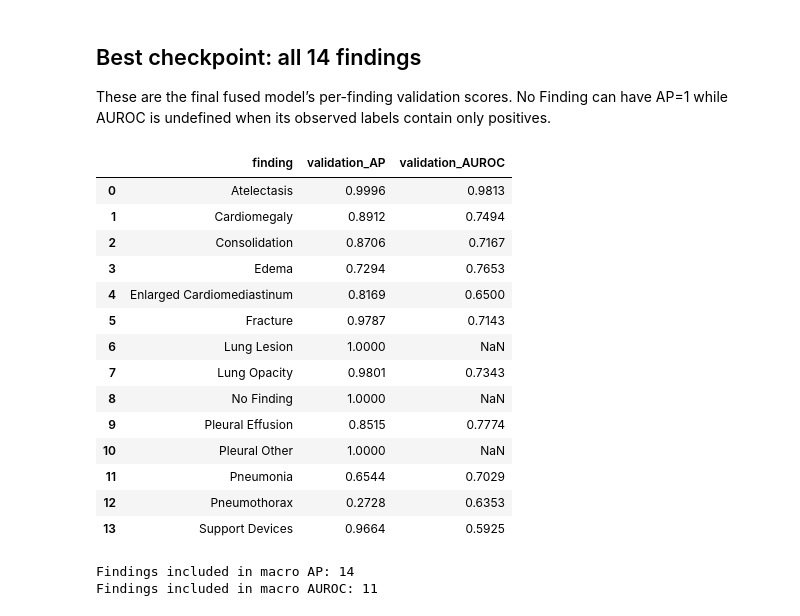
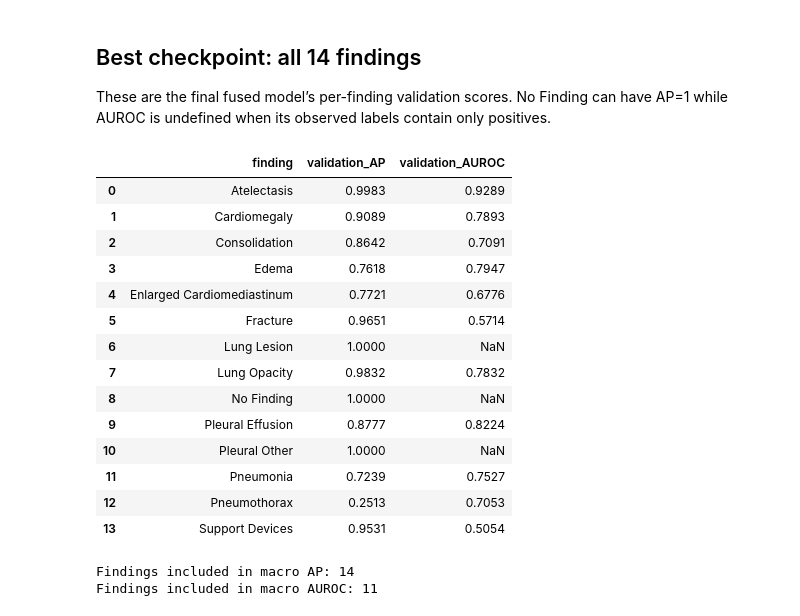
Before and after one commit to rittick-create/Pipeline1, a Jupyter notebook: Pipeline2/model_notebooks/training_results.ipynb, the cells around one changed output. Cells and saved outputs as stored; diff of their text form; code cells hidden in the pictures.

```diff
--- a/Pipeline2/model_notebooks/training_results.ipynb
+++ b/Pipeline2/model_notebooks/training_results.ipynb
@@ -20,12 +21,21 @@ if str(PROJECT_DIR) not in sys.path:
 from utils.data_helper import TARGETS
 
 # Change this to review a different run.
-RUN_DIR = PROJECT_DIR / "runs" / "version_0"
-CHECKPOINT_PATH = RUN_DIR / "checkpoints" / "best.ckpt"
+RUN_DIR = PROJECT_DIR / "runs_complete" / "version_3"
+# Test result metadata points to the actual selected checkpoint (also after resume).
+result_path = RUN_DIR / "test_results_all.pt"
+if result_path.exists():
+    payload = torch.load(result_path, map_location="cpu", weights_only=False)
+    CHECKPOINT_PATH = Path(payload["best_checkpoint"])
+    del payload
+else:
+    # Lightning may version the filename after replacing an earlier best file.
+    candidates = list((RUN_DIR / "checkpoints").glob("best*.ckpt"))
+    CHECKPOINT_PATH = max(candidates, key=lambda path: path.stat().st_mtime) if candidates else RUN_DIR / "checkpoints/best.ckpt"
 metrics = pd.read_csv(RUN_DIR / "metrics.csv")
 
 # Load only your own trusted checkpoint; keep it on CPU.
-checkpoint = torch.load(CHECKPOINT_PATH, map_location="cpu", weights_only=False)
+checkpoint = torch.load(CHECKPOINT_PATH, map_location="cpu", weights_only=False, mmap=True)
 best_epoch = int(checkpoint["epoch"])
 best_step = int(checkpoint["global_step"])
 del checkpoint  # Release the model and optimizer tensors from memory.
@@ -98,29 +115,30 @@ display(head_scores.round(4))
 ## Best checkpoint: all 14 findings
 These are the final fused model’s per-finding validation scores. No Finding can have AP=1 while AUROC is undefined when its observed labels contain only positives.
 # %%
-finding_scores = pd.DataFrame({
-    "finding": TARGETS,
-    "validation_AP": [best_row[f"val_PRAUC_per_dx_final/{name}"] for name in TARGETS],
-    "validation_AUROC": [best_row[f"val_AUROC_per_dx_final/{name}"] for name in TARGETS],
-})
-display(finding_scores.round(4))
-print("Findings included in macro AP:", finding_scores["validation_AP"].notna().sum())
-print("Findings included in macro AUROC:", finding_scores["validation_AUROC"].notna().sum())
+if best_row is not None:
+    finding_scores = pd.DataFrame({
+        "finding": TARGETS,
+        "validation_AP": [best_row[f"{AP_PREFIX}_per_dx_final/{name}"] for name in TARGETS],
+        "validation_AUROC": [best_row[f"val_AUROC_per_dx_final/{name}"] for name in TARGETS],
+    })
+    display(finding_scores.round(4))
+    print("Findings included in macro AP:", finding_scores["validation_AP"].notna().sum())
+    print("Findings included in macro AUROC:", finding_scores["validation_AUROC"].notna().sum())
 # %% [output]
 |  | finding | validation_AP | validation_AUROC |
-| 0 | Atelectasis | 0.9996 | 0.9813 |
-| 1 | Cardiomegaly | 0.8912 | 0.7494 |
-| 2 | Consolidation | 0.8706 | 0.7167 |
-| 3 | Edema | 0.7294 | 0.7653 |
-| 4 | Enlarged Cardiomediastinum | 0.8169 | 0.6500 |
-| 5 | Fracture | 0.9787 | 0.7143 |
+| 0 | Atelectasis | 0.9983 | 0.9289 |
+| 1 | Cardiomegaly | 0.9089 | 0.7893 |
+| 2 | Consolidation | 0.8642 | 0.7091 |
+| 3 | Edema | 0.7618 | 0.7947 |
+| 4 | Enlarged Cardiomediastinum | 0.7721 | 0.6776 |
+| 5 | Fracture | 0.9651 | 0.5714 |
 | 6 | Lung Lesion | 1.0000 | NaN |
-| 7 | Lung Opacity | 0.9801 | 0.7343 |
+| 7 | Lung Opacity | 0.9832 | 0.7832 |
 | 8 | No Finding | 1.0000 | NaN |
-| 9 | Pleural Effusion | 0.8515 | 0.7774 |
+| 9 | Pleural Effusion | 0.8777 | 0.8224 |
 | 10 | Pleural Other | 1.0000 | NaN |
-| 11 | Pneumonia | 0.6544 | 0.7029 |
-| 12 | Pneumothorax | 0.2728 | 0.6353 |
-| 13 | Support Devices | 0.9664 | 0.5925 |
+| 11 | Pneumonia | 0.7239 | 0.7527 |
+| 12 | Pneumothorax | 0.2513 | 0.7053 |
+| 13 | Support Devices | 0.9531 | 0.5054 |
 Findings included in macro AP: 14
 Findings included in macro AUROC: 11
```
Also changed, not shown: parts of 9 cells of this notebook, 16 other files.
